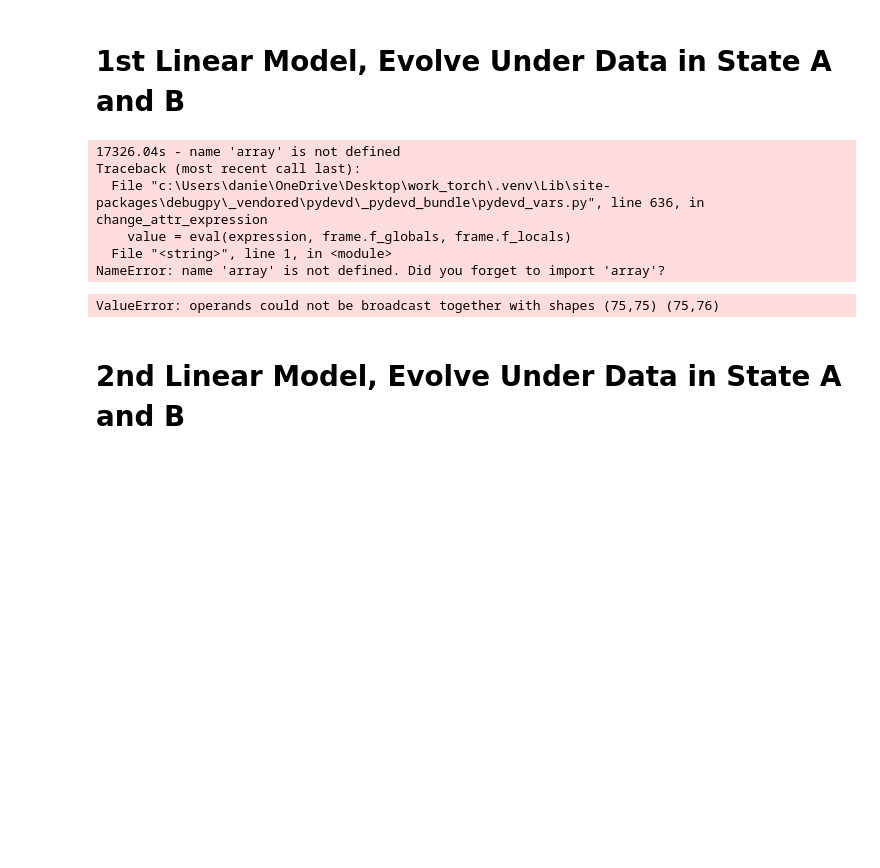
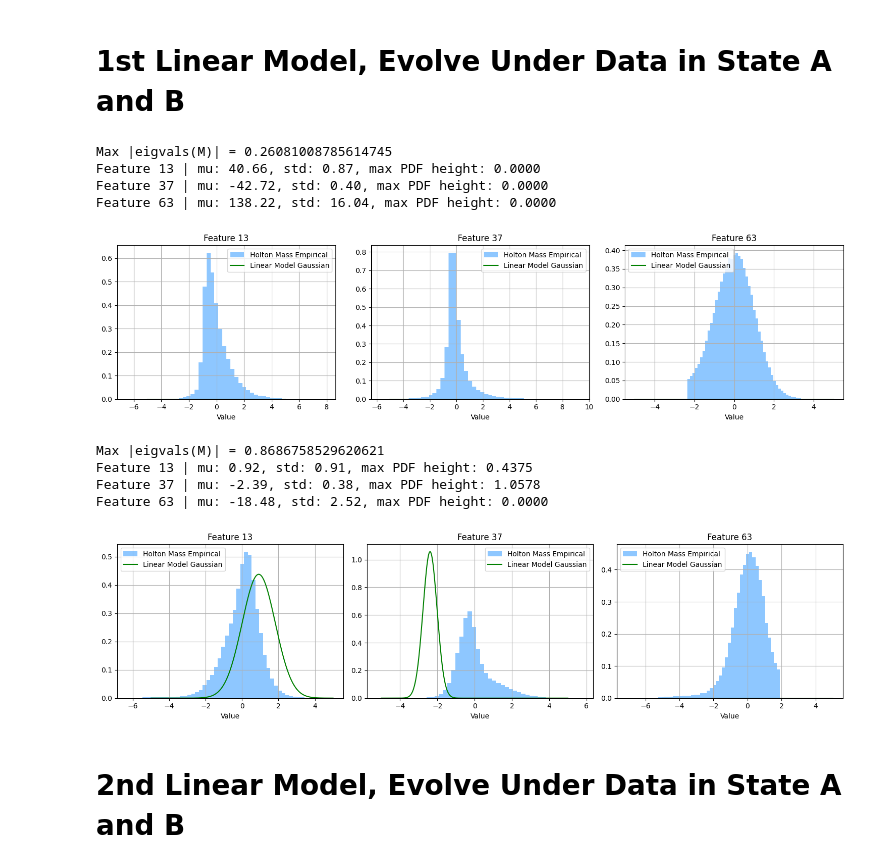
Before and after one commit to fabio2-uchi/modified_code, a Jupyter notebook: linear_inverse_model.ipynb, the cells around one changed output. Cells and saved outputs as stored; diff of their text form; code cells hidden in the pictures; blank space fills up the shorter version.

```diff
--- a/linear_inverse_model.ipynb
+++ b/linear_inverse_model.ipynb
@@ -77,7 +79,7 @@ plt.show()
 def linear_model_coeffs(X, Y):
     M_bias, resids, rank, singular_values = np.linalg.lstsq(X, Y)
     M = M_bias[:-1, :]
-    c = M_bias[-1, :]
+    c = M_bias[-1:, :].T
     residuals = Y - X @ M_bias
     BBT = residuals.T @ residuals / (residuals.shape[0] - 1)
     return M, c, BBT
@@ -104,17 +106,16 @@ def plot_marginal_distributions(feature_indices, mu, gamma, normalized_data):
     for i, index in enumerate(feature_indices):
         mean = mu[index]
         std = np.sqrt(gamma[index, index])
-        pdf = (1 / (std * np.sqrt(2 * np.pi))) * np.exp(-(x - mean)**2 / (2 * std**2))
+        pdf = norm.pdf(x, mean, std)
 
         empirical_values = normalized_data[:, index]
 
+        print(f"Feature {index} | mu: {mean.item():.2f}, std: {std.item():.2f}, max PDF height: {pdf.max():.4f}")
         ax = axes[i]
         ax.hist(empirical_values, bins=50, density=True, alpha=0.5, label='Holton Mass Empirical', color='dodgerblue')
         ax.plot(x, pdf, color='green', label='Linear Model Gaussian')
-        ax.set_title(f"Feature {index+1}")
+        ax.set_title(f"Feature {index}")
         ax.set_xlabel("Value")
-        ax.set_ylabel("Density")
-        ax.set_yscale('log')
         ax.grid(True)
         ax.legend()
 
@@ -128,20 +129,27 @@ def plot_marginal_distributions(feature_indices, mu, gamma, normalized_data):
 # %%
 feature_indices = [13, 37, 63]
 M, c, BBT = linear_model_coeffs(holton_mass_input_A, holton_mass_label_A)
+eigvals = np.linalg.eigvals(M)
+print("Max |eigvals(M)| =", np.max(np.abs(eigvals)))
 mu, gamma = stationary_distribution(M, c, BBT)
 plot_marginal_distributions(feature_indices, mu, gamma, holton_mass_input_A)
 
 M, c, BBT = linear_model_coeffs(holton_mass_input_B, holton_mass_label_B)
+eigvals = np.linalg.eigvals(M)
+print("Max |eigvals(M)| =", np.max(np.abs(eigvals)))
 mu, gamma = stationary_distribution(M, c, BBT)
 plot_marginal_distributions(feature_indices, mu, gamma, holton_mass_input_B)
 # %% [output]
-17326.04s - name 'array' is not defined
-Traceback (most recent call last):
-  File "c:\Users\danie\OneDrive\Desktop\work_torch\.venv\Lib\site-packages\debugpy\_vendored\pydevd\_pydevd_bundle\pydevd_vars.py", line 636, in change_attr_expression
-    value = eval(expression, frame.f_globals, frame.f_locals)
-  File "<string>", line 1, in <module>
-NameError: name 'array' is not defined. Did you forget to import 'array'?
+Max |eigvals(M)| = 0.26081008785614745
+Feature 13 | mu: 40.66, std: 0.87, max PDF height: 0.0000
+Feature 37 | mu: -42.72, std: 0.40, max PDF height: 0.0000
+Feature 63 | mu: 138.22, std: 16.04, max PDF height: 0.0000
+[figure, added]
-ValueError: operands could not be broadcast together with shapes (75,75) (75,76)
+Max |eigvals(M)| = 0.8686758529620621
+Feature 13 | mu: 0.92, std: 0.91, max PDF height: 0.4375
+Feature 37 | mu: -2.39, std: 0.38, max PDF height: 1.0578
+Feature 63 | mu: -18.48, std: 2.52, max PDF height: 0.0000
+[figure, added]
 # %% [markdown]
 # 2nd Linear Model, Evolve Under Data in State A and B
 # %%
```
Also changed, not shown: parts of 4 cells of this notebook.
